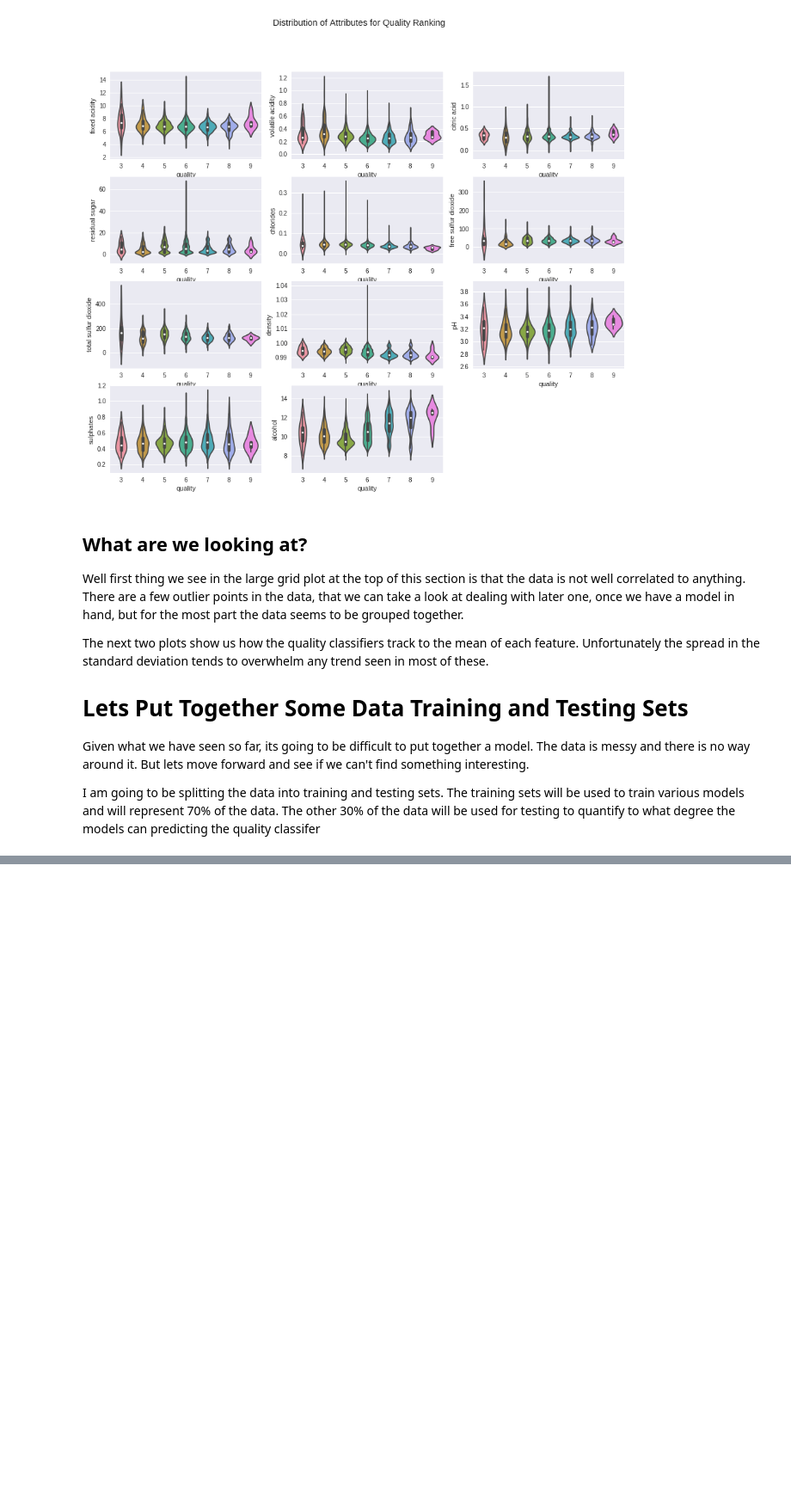
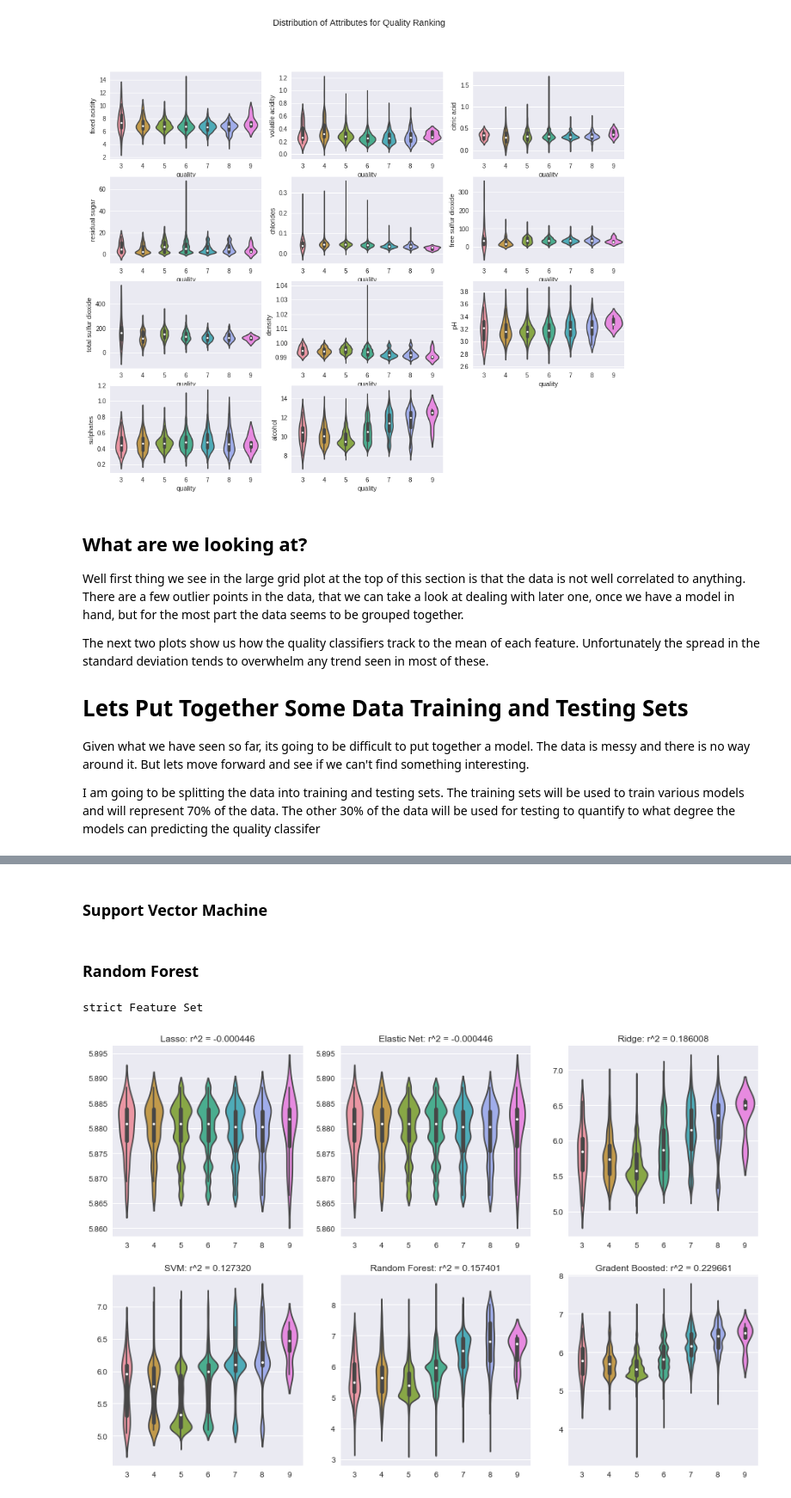
Before and after one commit to cheidt/Chris_Learning_Machine, a Jupyter notebook: Wine/Wine_Testing.ipynb, the cells around one changed output, grey strips where cells are left out. Shown at 86% size. Saved outputs shown, nothing was run; the diff lists cells and outputs as text; code cells hidden in the pictures; blank space fills up the shorter version.

Commit message:
Lots of Model Building and Testing

```diff
--- a/Wine/Wine_Testing.ipynb
+++ b/Wine/Wine_Testing.ipynb
@@ -663,0 +533,55 @@ Name: quality, dtype: int64
+# %%
+GBR_models = {'strict':[], 'strict-lose':[], 'lose-strict':[], 'lose':[], 'none':[]}
+for training_set in train_list:
+    for key in features_to_use:
+        model = GBR()
+        GBR_models[key].append(model.fit(training_set[features_to_use[key]], training_set['quality']))
+# %% [markdown]
+### Support Vector Machine
+# %%
+SVR_models = {'strict':[], 'strict-lose':[], 'lose-strict':[], 'lose':[], 'none':[]}
+for training_set in train_list:
+    for key in features_to_use:
+        model = SVR(kernel='rbf')
+        SVR_models[key].append(model.fit(training_set[features_to_use[key]], training_set['quality']))
+# %% [markdown]
+### Random Forest
+# %%
+RFR_models = {'strict':[], 'strict-lose':[], 'lose-strict':[], 'lose':[], 'none':[]}
+for training_set in train_list:
+    for key in features_to_use:
+        model = RFR()
+        RFR_models[key].append(model.fit(training_set[features_to_use[key]], training_set['quality']))
+# %%
+key = 'strict'
+print('\033[4m' + key + ' Feature Set' + '\033[0m')
+LSO_predicted = []; ELN_predicted = []; RDG_predicted = []
+SVR_predicted = []; RFR_predicted = []; GBR_predicted = []; Expected      = []
+# print(test_list[0]['quality'])
+for i in range(len(test_list)):
+    Expected.extend(test_list[i]['quality'].values)
+    LSO_predicted.extend(LSO_models[key][i].predict(test_list[i][features_to_use[key]]))
+    ELN_predicted.extend(ELN_models[key][i].predict(test_list[i][features_to_use[key]]))
+    RDG_predicted.extend(RDG_models[key][i].predict(test_list[i][features_to_use[key]]))
+    SVR_predicted.extend(SVR_models[key][i].predict(test_list[i][features_to_use[key]]))
+    RFR_predicted.extend(RFR_models[key][i].predict(test_list[i][features_to_use[key]]))
+    GBR_predicted.extend(GBR_models[key][i].predict(test_list[i][features_to_use[key]]))
+
+plt.figure(1, figsize=(15, 10))
+r2(LSO_predicted, Expected)
+plt.subplot(2,3,1); sns.violinplot(Expected, LSO_predicted)
+plt.title('Lasso: r^2 = {0:.6f}'.format(r2(Expected, LSO_predicted)))
+plt.subplot(2,3,2); sns.violinplot(Expected, ELN_predicted)
+plt.title('Elastic Net: r^2 = {0:.6f}'.format(r2(Expected, ELN_predicted)))
+plt.subplot(2,3,3); sns.violinplot(Expected, RDG_predicted);
+plt.title('Ridge: r^2 = {0:.6f}'.format(r2(Expected, RDG_predicted)))
+plt.subplot(2,3,4); sns.violinplot(Expected, SVR_predicted);
+plt.title('SVM: r^2 = {0:.6f}'.format(r2(Expected, SVR_predicted)))
+plt.subplot(2,3,5); sns.violinplot(Expected, RFR_predicted);
+plt.title('Random Forest: r^2 = {0:.6f}'.format(r2(Expected, RFR_predicted)))
+plt.subplot(2,3,6); sns.violinplot(Expected, GBR_predicted);
+plt.title('Gradent Boosted: r^2 = {0:.6f}'.format(r2(Expected, GBR_predicted)))
+plt.show()
+# %% [output]
+strict Feature Set
+[figure, added]
```
Also changed, not shown: parts of 80 cells of this notebook, 1 other file.
